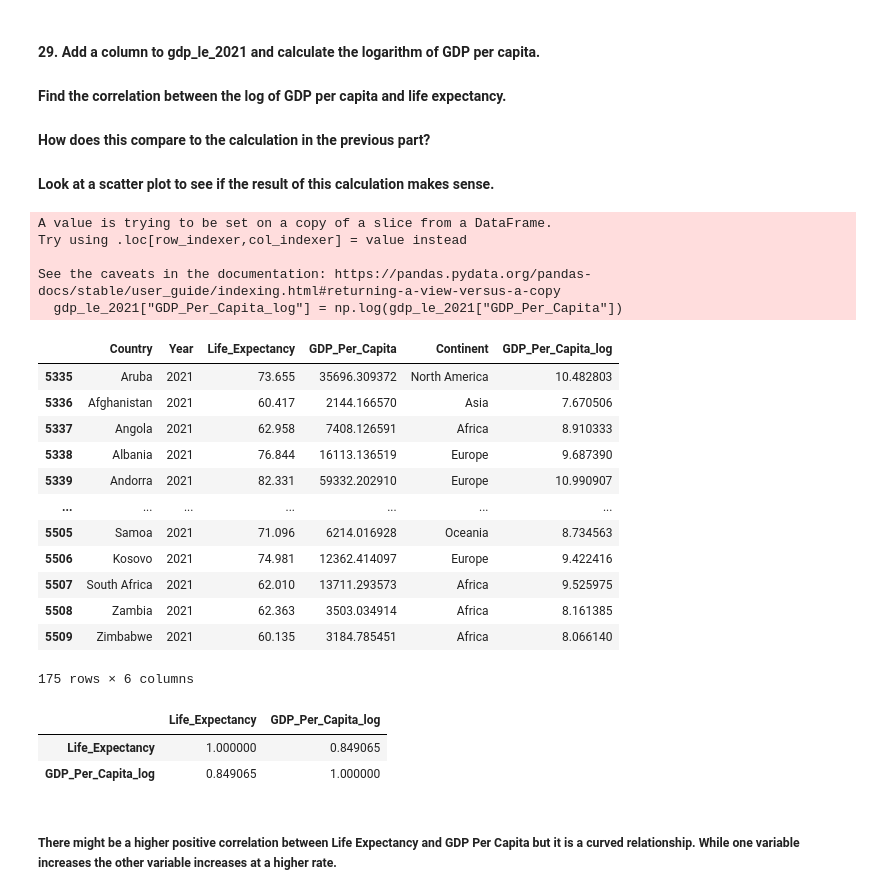
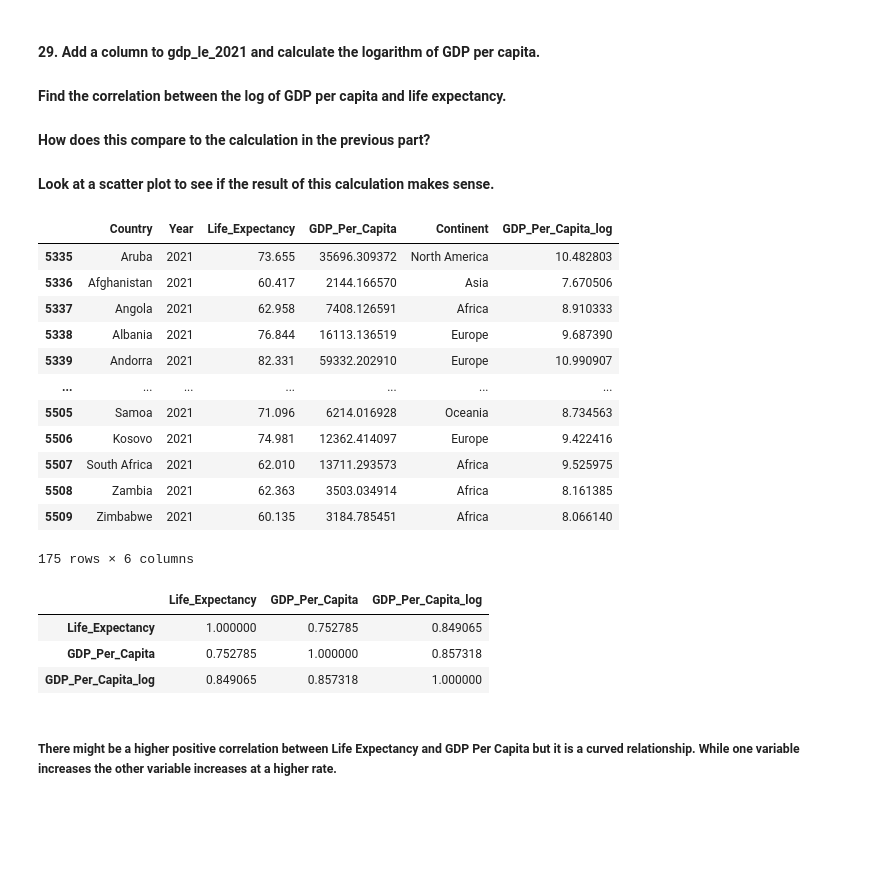
Before and after one commit to nss-data-science-cohort-9/un-exploration-catdgomez, a Jupyter notebook: notebooks/UN_Data_Exploration.ipynb, the cells around one changed output. Cells and saved outputs as stored; diff of their text form; code cells hidden in the pictures; blank space fills up the shorter version.

```diff
--- a/notebooks/UN_Data_Exploration.ipynb
+++ b/notebooks/UN_Data_Exploration.ipynb
@@ -954,7 +962,7 @@ sns.scatterplot(
 # %% [markdown]
 #### 28. Find the correlation between Life Expectancy and GDP per Capita for the year 2021. What is the meaning of this number?
 # %%
-gdp_le_2021 = gdp_le[gdp_le["Year"] == 2021]
+gdp_le_2021 = gdp_le[gdp_le["Year"] == 2021].copy()
 gdp_le_2021[['Life_Expectancy', 'GDP_Per_Capita']].corr()
 # %% [output]
 |  | Life_Expectancy | GDP_Per_Capita |
@@ -971,30 +981,26 @@ gdp_le_2021[['Life_Expectancy', 'GDP_Per_Capita']].corr()
 gdp_le_2021["GDP_Per_Capita_log"] = np.log(gdp_le_2021["GDP_Per_Capita"])
 gdp_le_2021
 # %% [output]
+|  | Country | Year | Life_Expectancy | GDP_Per_Capita | Continent | GDP_Per_Capita_log |
+| 5335 | Aruba | 2021 | 73.655 | 35696.309372 | North America | 10.482803 |
+| 5336 | Afghanistan | 2021 | 60.417 | 2144.166570 | Asia | 7.670506 |
+| 5337 | Angola | 2021 | 62.958 | 7408.126591 | Africa | 8.910333 |
+| 5338 | Albania | 2021 | 76.844 | 16113.136519 | Europe | 9.687390 |
+| 5339 | Andorra | 2021 | 82.331 | 59332.202910 | Europe | 10.990907 |
+| ... | ... | ... | ... | ... | ... | ... |
+| 5505 | Samoa | 2021 | 71.096 | 6214.016928 | Oceania | 8.734563 |
+| 5506 | Kosovo | 2021 | 74.981 | 12362.414097 | Europe | 9.422416 |
+| 5507 | South Africa | 2021 | 62.010 | 13711.293573 | Africa | 9.525975 |
+| 5508 | Zambia | 2021 | 62.363 | 3503.034914 | Africa | 8.161385 |
+| 5509 | Zimbabwe | 2021 | 60.135 | 3184.785451 | Africa | 8.066140 |
-A value is trying to be set on a copy of a slice from a DataFrame.
-Try using .loc[row_indexer,col_indexer] = value instead
-
-See the caveats in the documentation: https://pandas.pydata.org/pandas-docs/stable/user_guide/indexing.html#returning-a-view-versus-a-copy
-  gdp_le_2021["GDP_Per_Capita_log"] = np.log(gdp_le_2021["GDP_Per_Capita"])
+175 rows × 6 columns
-|  | Country | Year | Life_Expectancy | GDP_Per_Capita | Continent | GDP_Per_Capita_log |
-| 5335 | Aruba | 2021 | 73.655 | 35696.309372 | North America | 10.482803 |
-| 5336 | Afghanistan | 2021 | 60.417 | 2144.166570 | Asia | 7.670506 |
-| 5337 | Angola | 2021 | 62.958 | 7408.126591 | Africa | 8.910333 |
-| 5338 | Albania | 2021 | 76.844 | 16113.136519 | Europe | 9.687390 |
-| 5339 | Andorra | 2021 | 82.331 | 59332.202910 | Europe | 10.990907 |
-| ... | ... | ... | ... | ... | ... | ... |
-| 5505 | Samoa | 2021 | 71.096 | 6214.016928 | Oceania | 8.734563 |
-| 5506 | Kosovo | 2021 | 74.981 | 12362.414097 | Europe | 9.422416 |
-| 5507 | South Africa | 2021 | 62.010 | 13711.293573 | Africa | 9.525975 |
-| 5508 | Zambia | 2021 | 62.363 | 3503.034914 | Africa | 8.161385 |
-| 5509 | Zimbabwe | 2021 | 60.135 | 3184.785451 | Africa | 8.066140 |
-175 rows × 6 columns
 # %%
-gdp_le_2021[['Life_Expectancy', 'GDP_Per_Capita_log']].corr()
+gdp_le_2021[['Life_Expectancy', 'GDP_Per_Capita', 'GDP_Per_Capita_log']].corr()
 # %% [output]
-|  | Life_Expectancy | GDP_Per_Capita_log |
-| Life_Expectancy | 1.000000 | 0.849065 |
-| GDP_Per_Capita_log | 0.849065 | 1.000000 |
+|  | Life_Expectancy | GDP_Per_Capita | GDP_Per_Capita_log |
+| Life_Expectancy | 1.000000 | 0.752785 | 0.849065 |
+| GDP_Per_Capita | 0.752785 | 1.000000 | 0.857318 |
+| GDP_Per_Capita_log | 0.849065 | 0.857318 | 1.000000 |
 # %% [markdown]
 ##### There might be a higher positive correlation between Life Expectancy and GDP Per Capita but it is a curved relationship. While one variable increases the other variable increases at a higher rate.
 # %%
```
Also changed, not shown: parts of 14 cells of this notebook, 1 other file.
